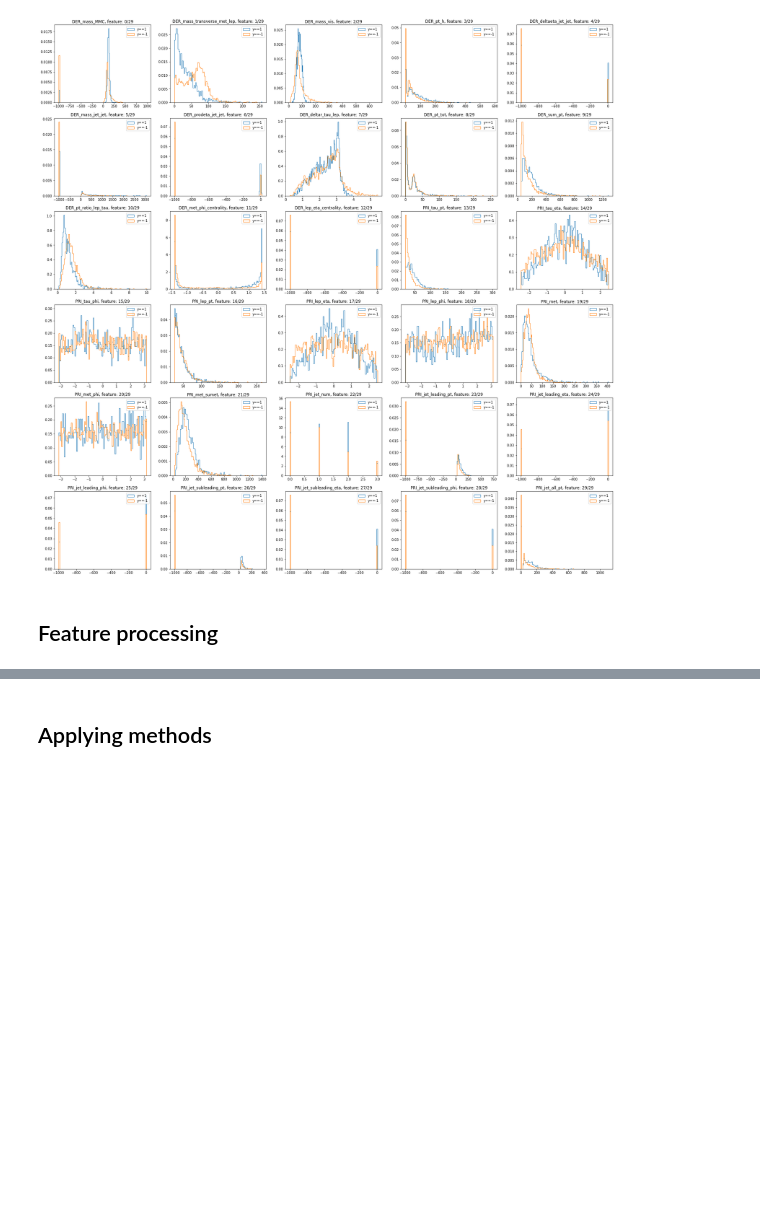
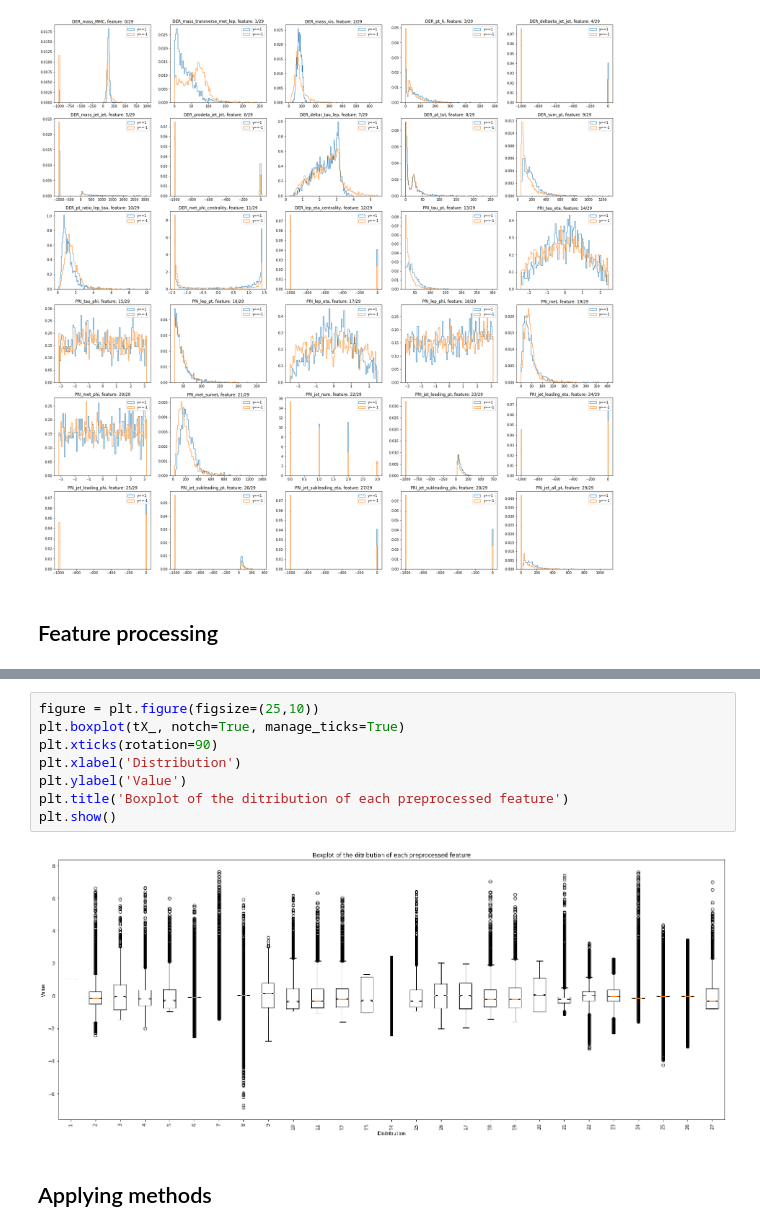
Before and after one commit to CS-433/ml-project-1-thevipers, a Jupyter notebook: main-Copy1.ipynb, the cells around one changed output, grey strips where cells are left out. Saved outputs shown, nothing was run; the diff lists cells and outputs as text; blank space fills up the shorter version.

```diff
--- a/main-Copy1.ipynb
+++ b/main-Copy1.ipynb
@@ -175,3 +183,13 @@ Head of the preprocessed training set
+# %%
+figure = plt.figure(figsize=(25,10))
+plt.boxplot(tX_, notch=True, manage_ticks=True)
+plt.xticks(rotation=90)
+plt.xlabel('Distribution')
+plt.ylabel('Value')
+plt.title('Boxplot of the ditribution of each preprocessed feature')
+plt.show()
+# %% [output]
+[figure, added]
 # %% [markdown]
 ## Applying methods
 # %%
```
Also changed, not shown: parts of 4 cells of this notebook, 1 other file.
